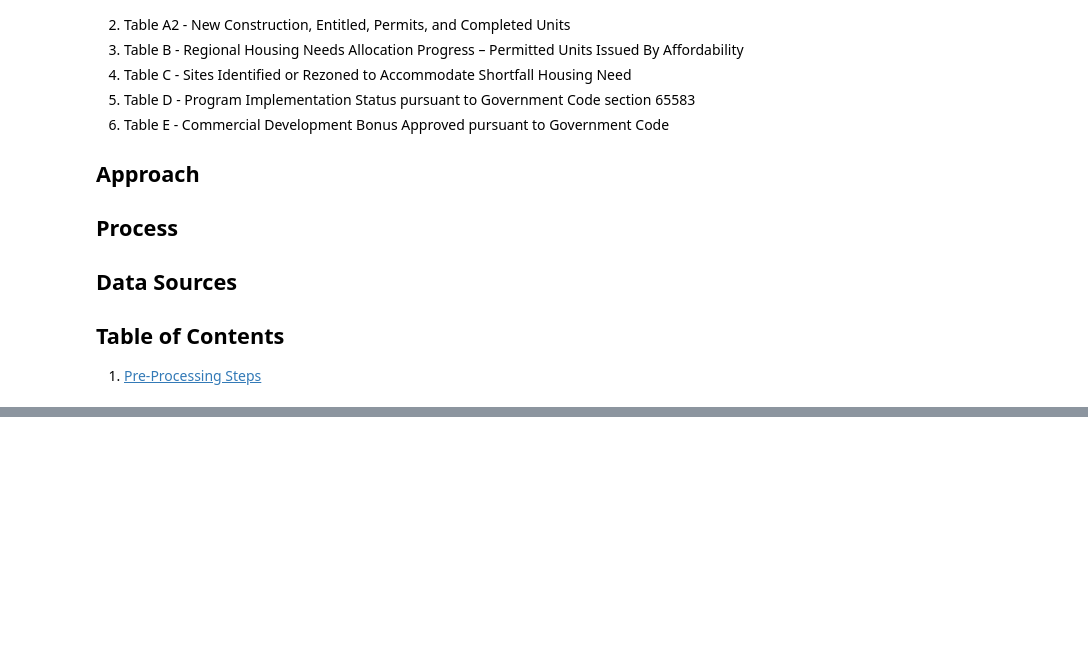
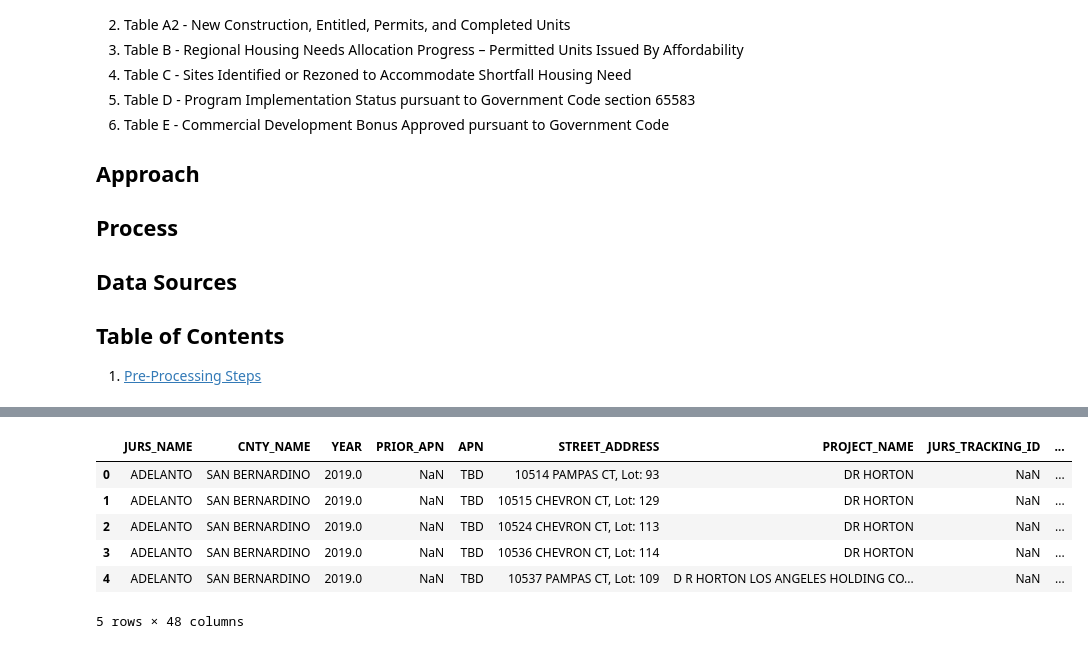
Before and after one commit to BayAreaMetro/MTCDataModel, a Jupyter notebook: Project-Documentation/hcd/HCD Annual Progress Report Data Processing 2018-2019.ipynb, the cells around one changed output, grey strips where cells are left out. Cells and saved outputs as stored; diff of their text form; code cells hidden in the pictures; blank space fills up the shorter version.

```diff
--- a/Project-Documentation/hcd/HCD Annual Progress Report Data Processing 2018-2019.ipynb
+++ b/Project-Documentation/hcd/HCD Annual Progress Report Data Processing 2018-2019.ipynb
@@ -81,0 +320,6 @@ os.listdir(os.path.join(work_dir,
+# %%
+#read in Table A2 (Annual Progress Report Table 2018-2019)
+apr_df = pd.read_excel(os.path.join(work_dir,
+                                  '2019 Original APRs',
+                                 'ORIGINAL_Table_A2_Report_with_Data_Dictionary.xlsx'),
+                      sheet_name='Table A2 Report')
@@ -81,0 +346,10 @@ os.listdir(os.path.join(work_dir,
+# %%
+apr_df.head(5)
+# %% [output]
+|  | JURS_NAME | CNTY_NAME | YEAR | PRIOR_APN | APN | STREET_ADDRESS | PROJECT_NAME | JURS_TRACKING_ID | ... |
+| 0 | ADELANTO | SAN BERNARDINO | 2019.0 | NaN | TBD | 10514 PAMPAS CT, Lot: 93 | DR HORTON | NaN | ... |
+| 1 | ADELANTO | SAN BERNARDINO | 2019.0 | NaN | TBD | 10515 CHEVRON CT, Lot: 129 | DR HORTON | NaN | ... |
+| 2 | ADELANTO | SAN BERNARDINO | 2019.0 | NaN | TBD | 10524 CHEVRON CT, Lot: 113 | DR HORTON | NaN | ... |
+| 3 | ADELANTO | SAN BERNARDINO | 2019.0 | NaN | TBD | 10536 CHEVRON CT, Lot: 114 | DR HORTON | NaN | ... |
+| 4 | ADELANTO | SAN BERNARDINO | 2019.0 | NaN | TBD | 10537 PAMPAS CT, Lot: 109 | D R HORTON LOS ANGELES HOLDING CO... | NaN | ... |
+5 rows × 48 columns
```
Also changed, not shown: parts of 52 cells of this notebook.
